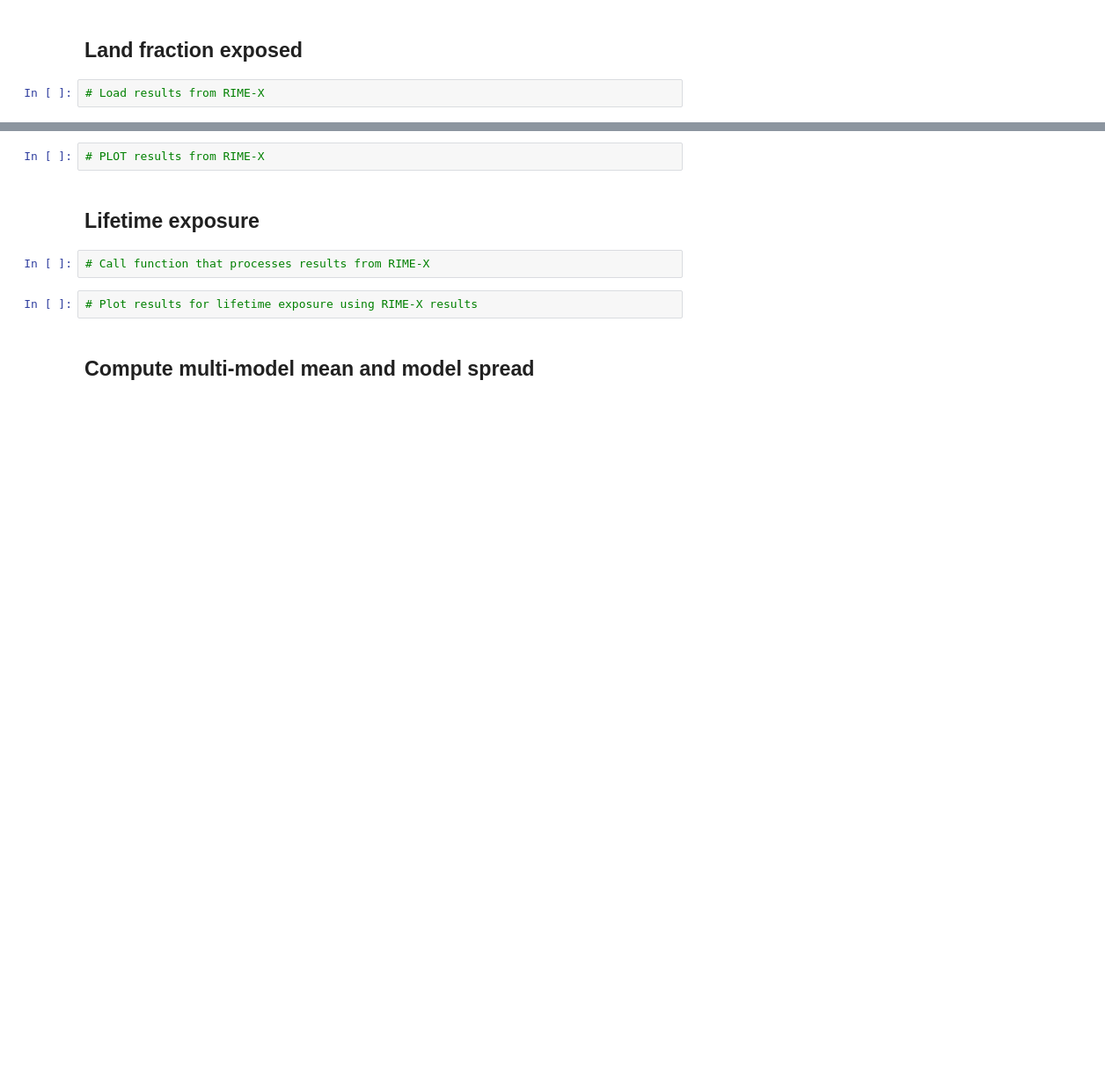
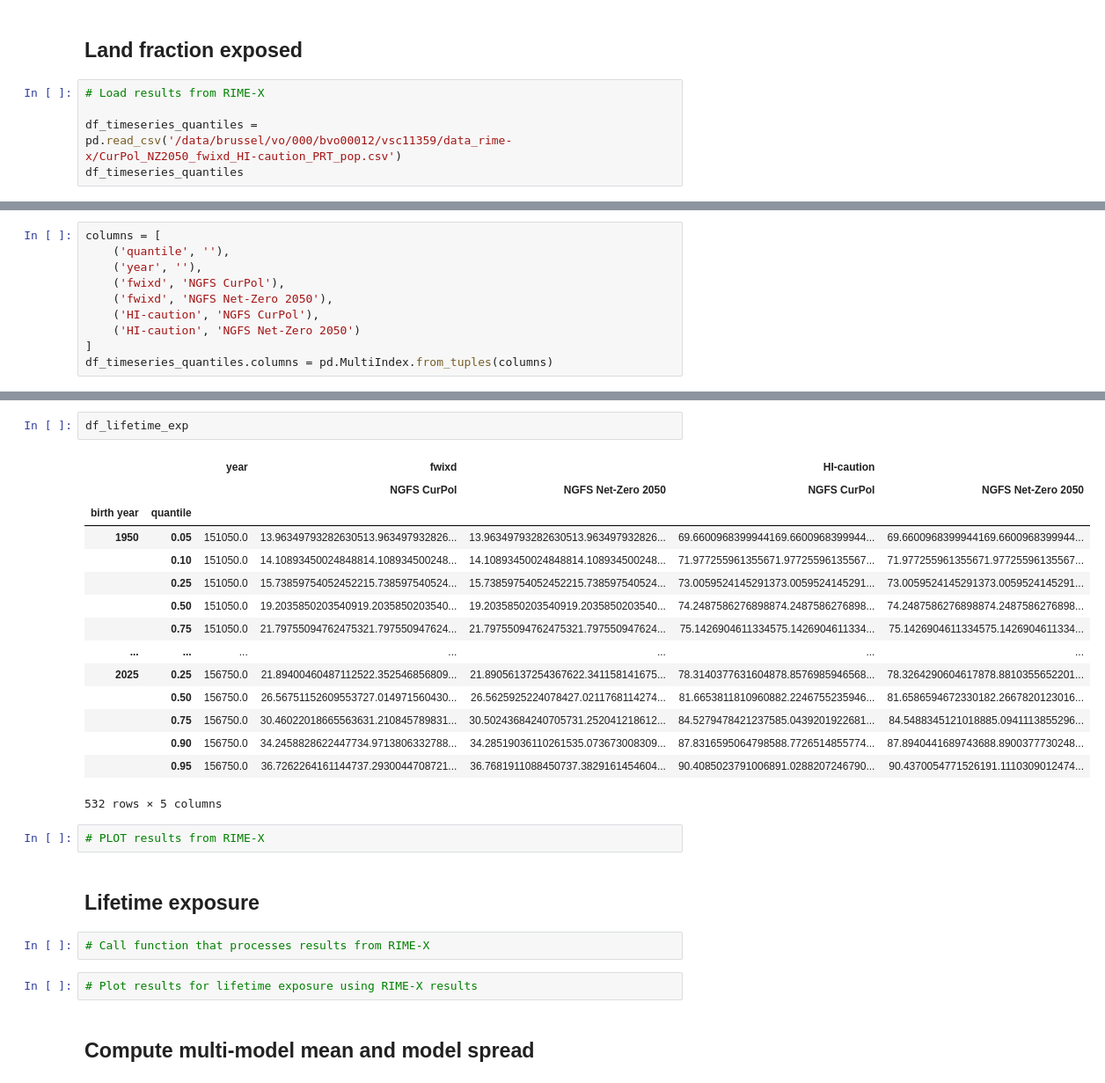
Before and after one commit to rosapietroiusti/dem4cli, a Jupyter notebook: notebooks/dem4cli-rime-x.ipynb, the cells around one changed output, grey strips where cells are left out. Shown at 88% size. Drawn from its saved outputs; the diff is of its cells as text; blank space fills up the shorter version.

Commit message:
Added calculation of lifetime exposure based on RIME-X data and some plotting function in dedicated notebook

```diff
--- a/notebooks/dem4cli-rime-x.ipynb
+++ b/notebooks/dem4cli-rime-x.ipynb
@@ -146,3 +157,6 @@ df_life_expectancy_5
 ## Land fraction exposed
 # %%
 # Load results from RIME-X
+
+df_timeseries_quantiles = pd.read_csv('/data/brussel/vo/000/bvo00012/vsc11359/data_rime-x/CurPol_NZ2050_fwixd_HI-caution_PRT_pop.csv')
+df_timeseries_quantiles
@@ -148,0 +177,10 @@ df_life_expectancy_5
+# %%
+columns = [
+    ('quantile', ''),
+    ('year', ''),
+    ('fwixd', 'NGFS CurPol'),
+    ('fwixd', 'NGFS Net-Zero 2050'),
+    ('HI-caution', 'NGFS CurPol'),
+    ('HI-caution', 'NGFS Net-Zero 2050')
+]
+df_timeseries_quantiles.columns = pd.MultiIndex.from_tuples(columns)
@@ -149,3 +243,21 @@ df_life_expectancy_5
+# %%
+df_lifetime_exp
+# %% [output]
+|  |  | year | fwixd |  | HI-caution |  |
+|  |  |  | NGFS CurPol | NGFS Net-Zero 2050 | NGFS CurPol | NGFS Net-Zero 2050 |
+| birth year | quantile |  |  |  |  |  |
+| 1950 | 0.05 | 151050.0 | 13.96349793282630513.963497932826... | 13.96349793282630513.963497932826... | 69.6600968399944169.6600968399944... | 69.6600968399944169.6600968399944... |
+|  | 0.10 | 151050.0 | 14.10893450024848814.108934500248... | 14.10893450024848814.108934500248... | 71.977255961355671.97725596135567... | 71.977255961355671.97725596135567... |
+|  | 0.25 | 151050.0 | 15.73859754052452215.738597540524... | 15.73859754052452215.738597540524... | 73.0059524145291373.0059524145291... | 73.0059524145291373.0059524145291... |
+|  | 0.50 | 151050.0 | 19.2035850203540919.2035850203540... | 19.2035850203540919.2035850203540... | 74.2487586276898874.2487586276898... | 74.2487586276898874.2487586276898... |
+|  | 0.75 | 151050.0 | 21.79755094762475321.797550947624... | 21.79755094762475321.797550947624... | 75.1426904611334575.1426904611334... | 75.1426904611334575.1426904611334... |
+| ... | ... | ... | ... | ... | ... | ... |
+| 2025 | 0.25 | 156750.0 | 21.89400460487112522.352546856809... | 21.89056137254367622.341158141675... | 78.3140377631604878.8576985946568... | 78.3264290604617878.8810355652201... |
+|  | 0.50 | 156750.0 | 26.56751152609553727.014971560430... | 26.5625925224078427.0211768114274... | 81.6653811810960882.2246755235946... | 81.6586594672330182.2667820123016... |
+|  | 0.75 | 156750.0 | 30.46022018665563631.210845789831... | 30.50243684240705731.252041218612... | 84.5279478421237585.0439201922681... | 84.5488345121018885.0941113855296... |
+|  | 0.90 | 156750.0 | 34.2458828622447734.9713806332788... | 34.28519036110261535.073673008309... | 87.8316595064798588.7726514855774... | 87.8940441689743688.8900377730248... |
+|  | 0.95 | 156750.0 | 36.7262264161144737.2930044708721... | 36.7681911088450737.3829161454604... | 90.4085023791006891.0288207246790... | 90.4370054771526191.1110309012474... |
+532 rows × 5 columns
 # %%
 # PLOT results from RIME-X
 # %% [markdown]
```
Also changed, not shown: parts of 10 cells of this notebook.
